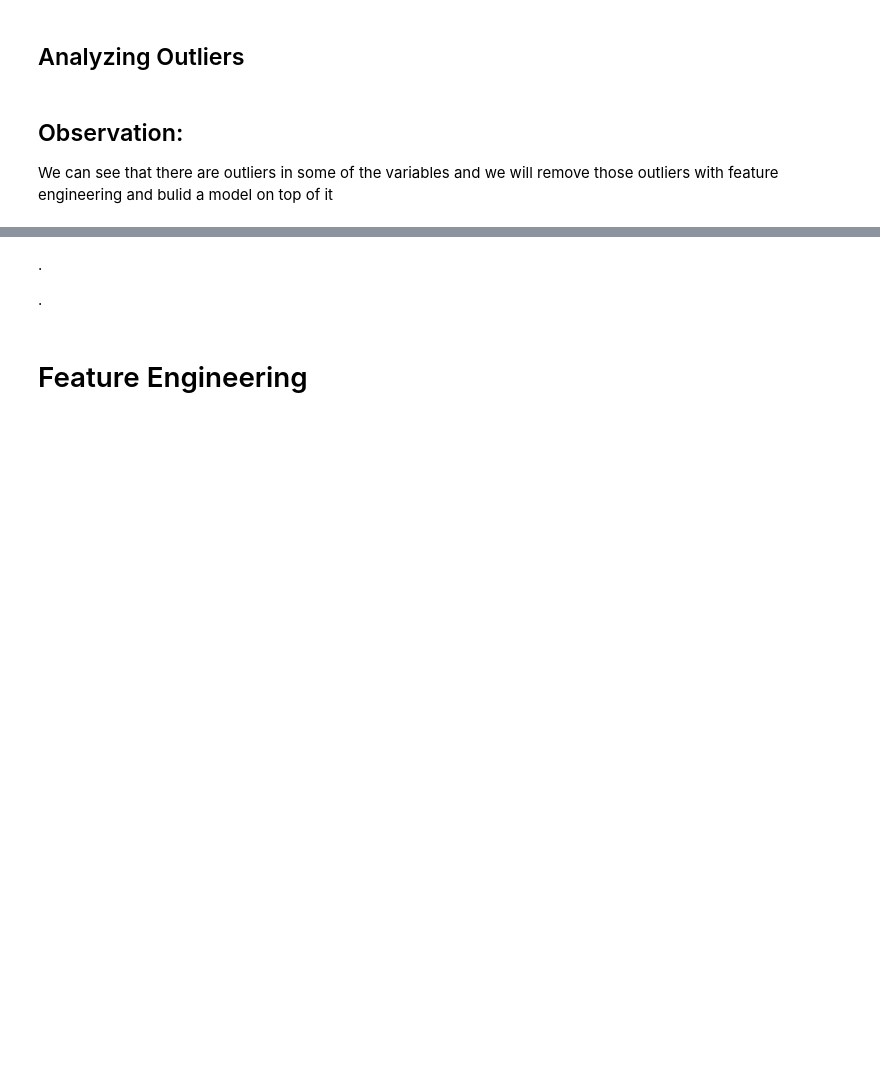
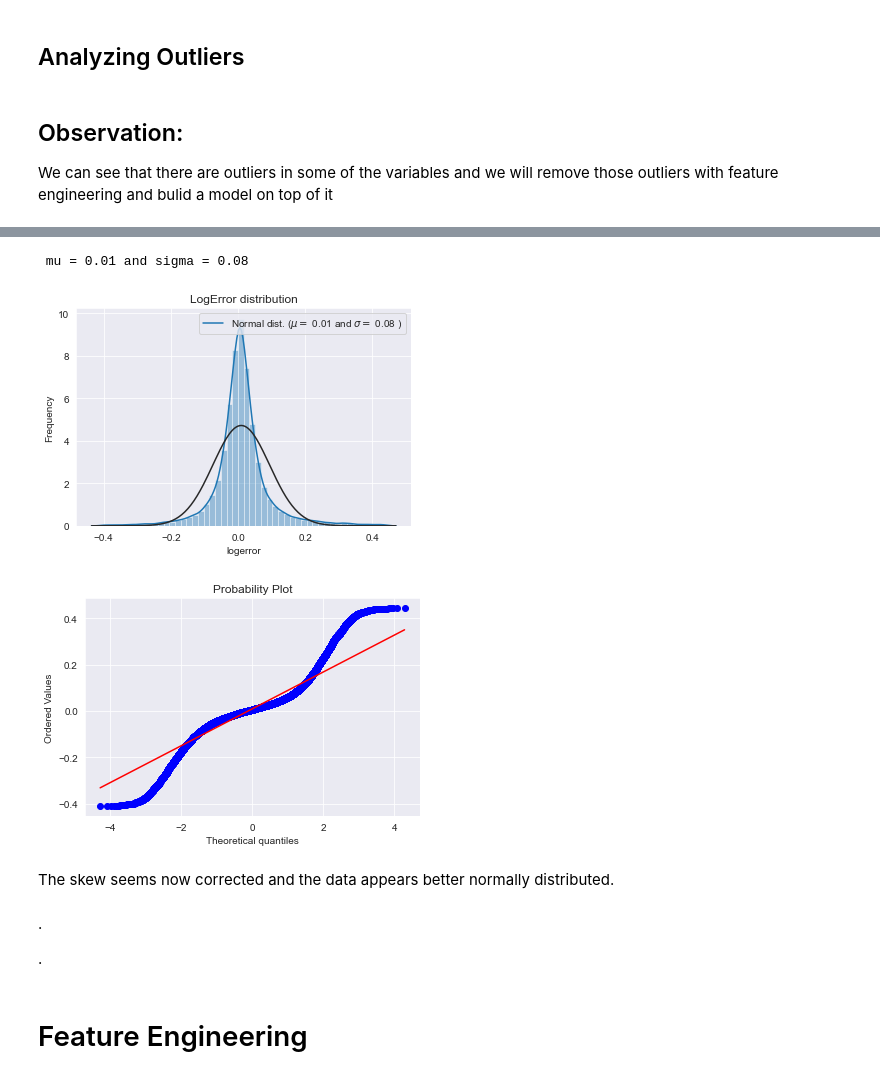
Before and after one commit to RuieX/Data-and-Web-Mining-project, a Jupyter notebook: project/src/notebooks/feature_engineering.ipynb, the cells around one changed output, grey strips where cells are left out. Drawn from its saved outputs; the diff is of its cells as text; code cells hidden in the pictures; blank space fills up the shorter version.

```diff
--- a/project/src/notebooks/feature_engineering.ipynb
+++ b/project/src/notebooks/feature_engineering.ipynb
@@ -573,3 +712,27 @@ We can see that there are outliers in some of the variables and we will remove t
+# %%
+#Check the new distribution
+sns.distplot(y , fit=norm);
+
+# Get the fitted parameters used by the function
+(mu, sigma) = norm.fit(y)
+print( '\n mu = {:.2f} and sigma = {:.2f}\n'.format(mu, sigma))
+
+#Now plot the distribution
+plt.legend(['Normal dist. ($\mu=$ {:.2f} and $\sigma=$ {:.2f} )'.format(mu, sigma)],
+           loc='best')
+plt.ylabel('Frequency')
+plt.title('LogError distribution')
+
+#Get also the QQ-plot
+fig = plt.figure()
+res = stats.probplot(y, plot=plt)
+plt.show()
+# %% [output]
+ mu = 0.01 and sigma = 0.08
+[figure, added]
+[figure, added]
+# %% [markdown]
+The skew seems now corrected and the data appears better normally distributed.
 # %% [markdown]
 .
 
```
Also changed, not shown: parts of 23 cells of this notebook.
